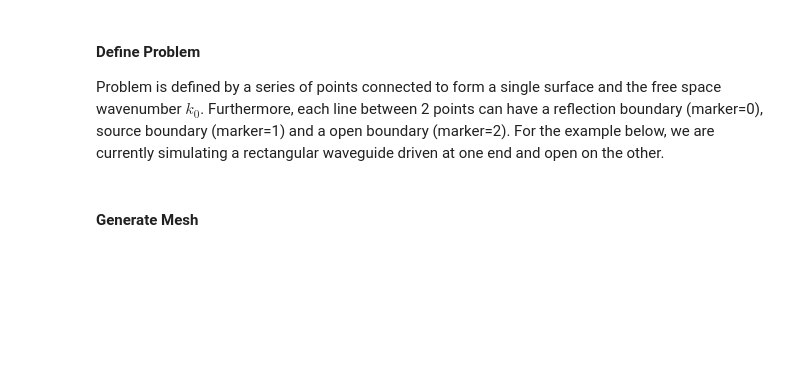
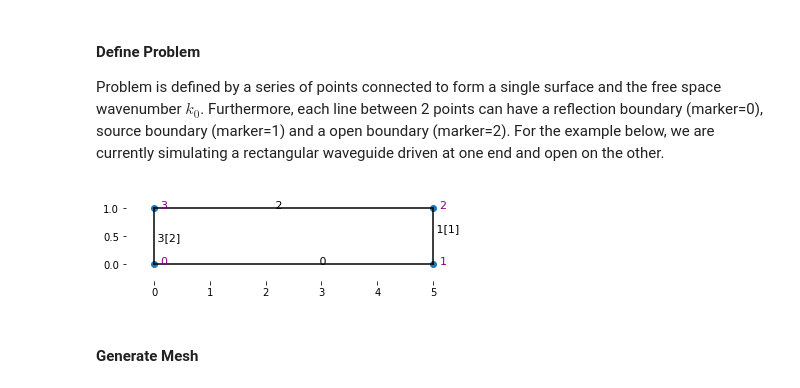
Before and after one commit to Jormit/2D-FEM-EM-Simulator, a Jupyter notebook: fem.ipynb, the cells around one changed output. Drawn from its saved outputs; the diff is of its cells as text; code cells hidden in the pictures; blank space fills up the shorter version.

```diff
--- a/fem.ipynb
+++ b/fem.ipynb
@@ -14,19 +15,23 @@ Problem is defined by a series of points connected to form a single surface and
 # %%
 g = cfg.Geometry()
 
 g.point([0.0, 0.0])
 g.point([5.0, 0.0])
 g.point([5.0, 1.0])
 g.point([0.0, 1.0])
 
 g.spline([0, 1], marker=0)
 g.spline([1, 2], marker=1)
 g.spline([2, 3], marker=0)
 g.spline([3, 0], marker=2)
 
 g.surface([0, 1, 2, 3])
 
+cfv.draw_geometry(g)
+
 k0 = 4
+# %% [output]
+[figure, added]
 # %% [markdown]
 #### Generate Mesh
 # %% [markdown]
```
Also changed, not shown: parts of 9 cells of this notebook.
